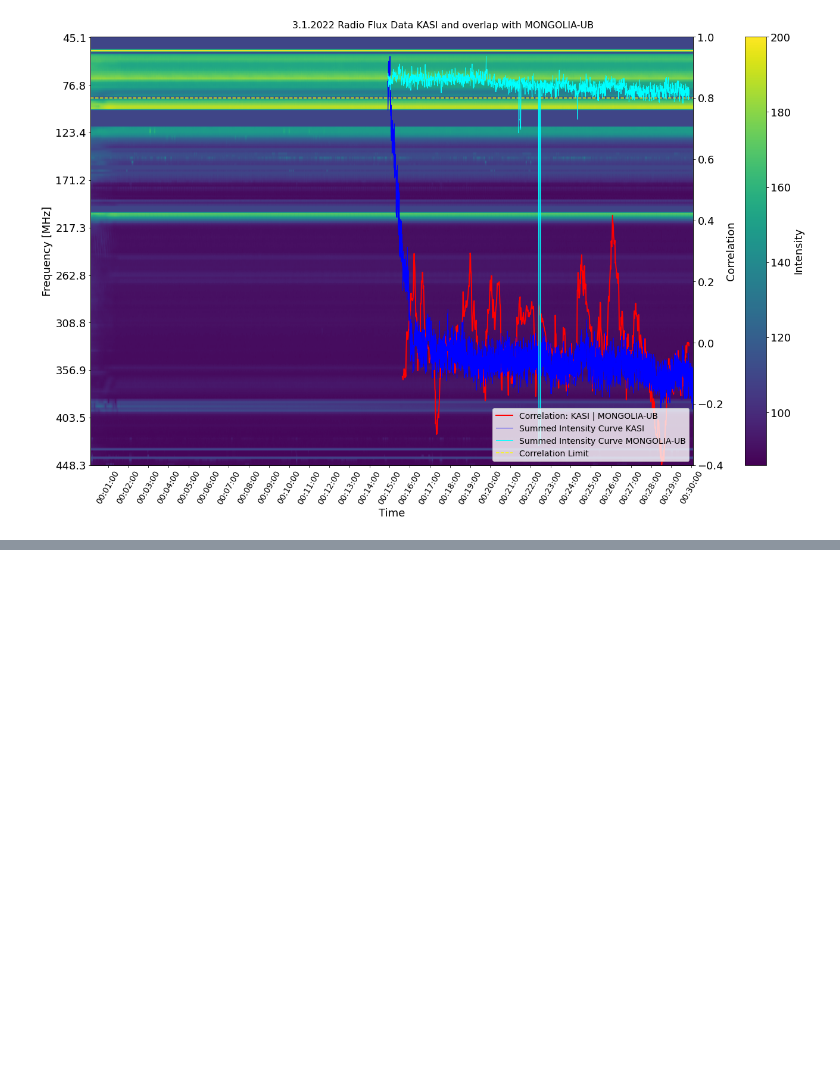
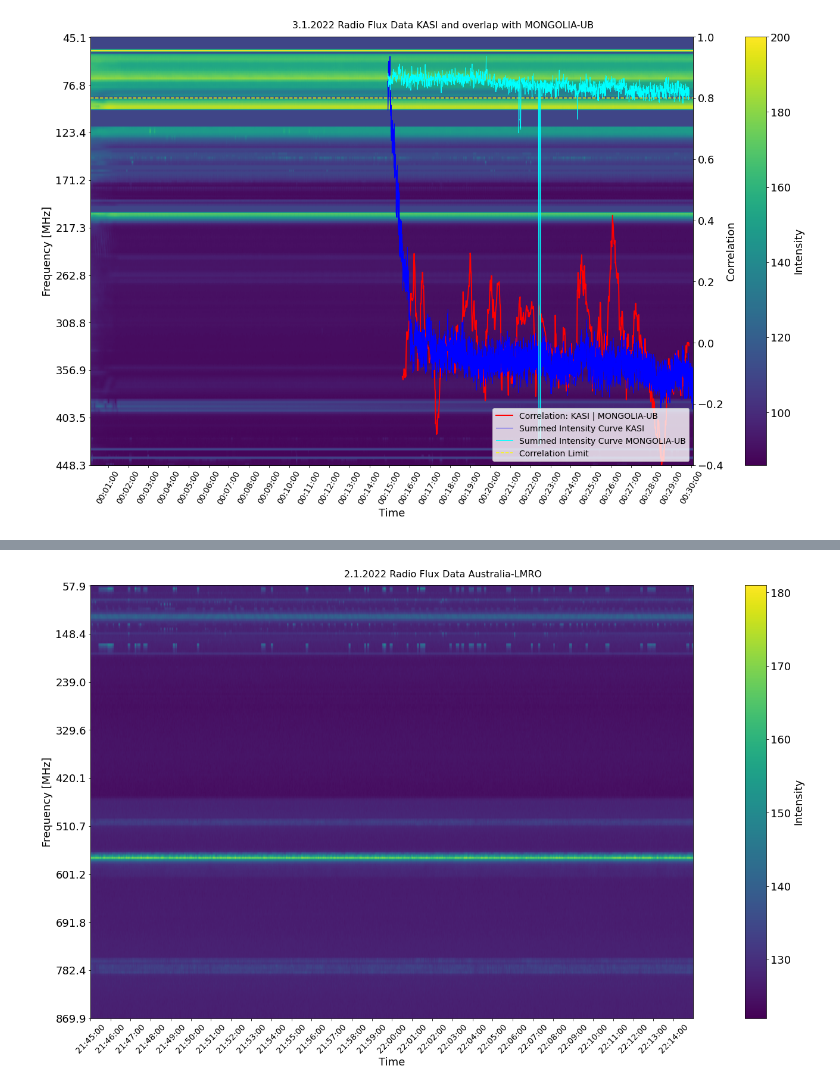
Before and after one commit to lukas-hoefig/eCallistoRadioBursts, a Jupyter notebook: to_implement_getObs.ipynb, the cells around one changed output, grey strips where cells are left out. Cells and saved outputs as stored; diff of their text form; code cells hidden in the pictures; blank space fills up the shorter version.

```diff
--- a/to_implement_getObs.ipynb
+++ b/to_implement_getObs.ipynb
@@ -123,0 +243,4 @@ done
+# %%
+analysis.plotDatapoint(dp2)
+# %% [output]
+[figure, added]
```
Also changed, not shown: parts of 7 cells of this notebook, 1 other file.
